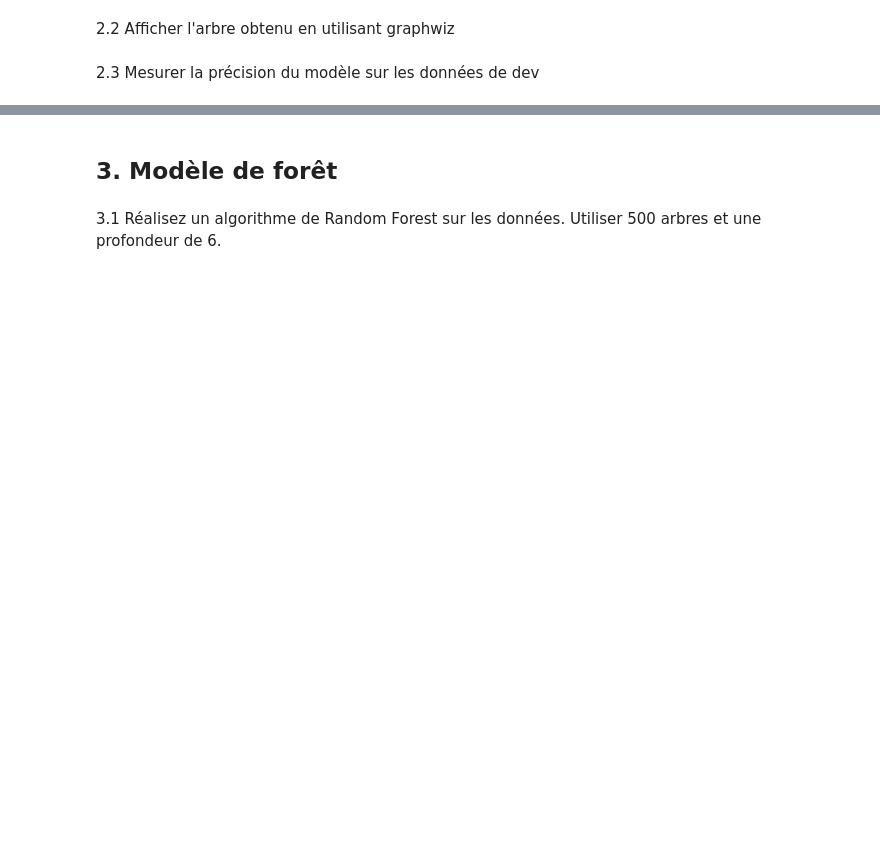
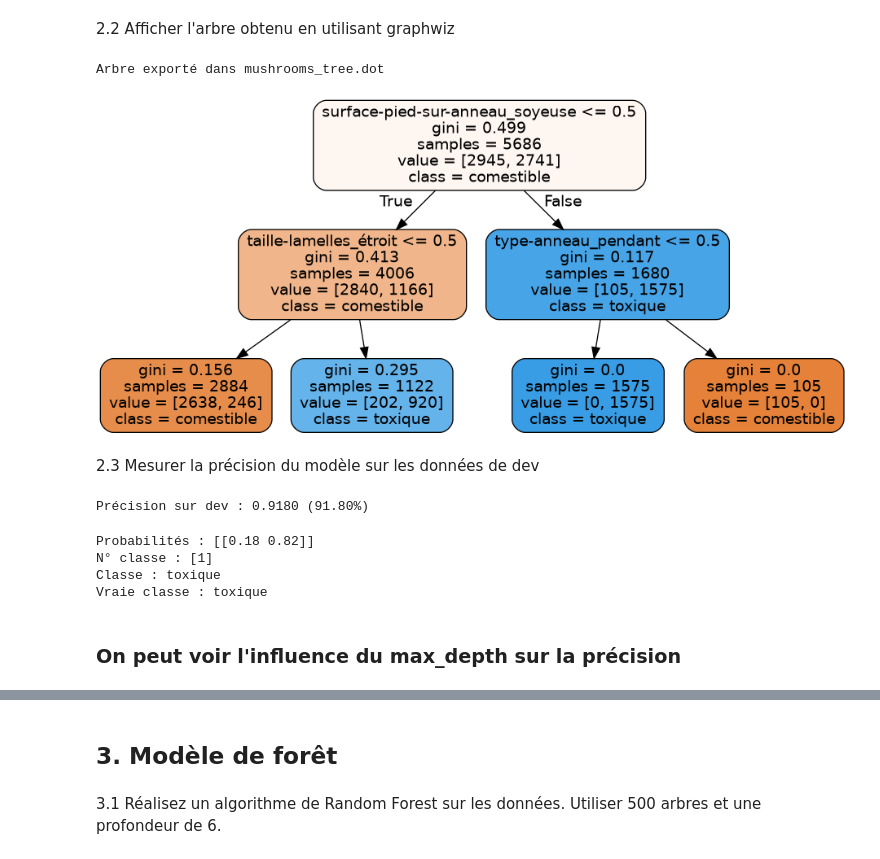
Before and after one commit to Laurent-Pa/DataScience-MachineLearning, a Jupyter notebook: TP/TP1_classification_champignons.ipynb, the cells around one changed output, grey strips where cells are left out. Drawn from its saved outputs; the diff is of its cells as text; code cells hidden in the pictures; blank space fills up the shorter version.

```diff
--- a/TP/TP1_classification_champignons.ipynb
+++ b/TP/TP1_classification_champignons.ipynb
@@ -168,4 +200,52 @@ import matplotlib.pyplot as plt
 # %% [markdown]
 2.2 Afficher l'arbre obtenu en utilisant graphwiz
+# %%
+export_graphviz(
+    tree_clf,
+    out_file="mushrooms_tree.dot",
+    feature_names=features_train.columns,
+    class_names=['comestible', 'toxique'],
+    rounded=True,
+    filled=True
+)
+
+print("Arbre exporté dans mushrooms_tree.dot")
+
+#appel à la fonction dot de graphwiz
+os.system("dot -Tpng mushrooms_tree.dot -o mushrooms_tree.png")
+#Affichage de l'image créée
+Image("mushrooms_tree.png")
+# %% [output]
+Arbre exporté dans mushrooms_tree.dot
+[figure, added]
 # %% [markdown]
 2.3 Mesurer la précision du modèle sur les données de dev
+# %%
+# Prédictions sur les données de dev
+predictions_dev = tree_clf.predict(features_dev)
+
+# Précision
+accuracy_dev = accuracy_score(labels_dev, predictions_dev)
+print(f"Précision sur dev : {accuracy_dev:.4f} ({accuracy_dev*100:.2f}%)")
+# %% [output]
+Précision sur dev : 0.9180 (91.80%)
+# %%
+# On prend un exemple (première ligne)
+mon_nouveau_champignon = features_dev.iloc[0:1]
+
+print('Probabilités :', np.round(tree_clf.predict_proba(mon_nouveau_champignon), 2))
+print('N° classe :', tree_clf.predict(mon_nouveau_champignon))
+
+# On affiche le résultat proposé par le modèle
+classe_noms = ['comestible', 'toxique']
+print('Classe :', classe_noms[tree_clf.predict(mon_nouveau_champignon)[0]])
+
+# On compare avec la valeur qu'on aurait du obtenir
+print('Vraie classe :', classe_noms[labels_dev.iloc[0]])
+# %% [output]
+Probabilités : [[0.18 0.82]]
+N° classe : [1]
+Classe : toxique
+Vraie classe : toxique
+# %% [markdown]
+### On peut voir l'influence du max_depth sur la précision
```
Also changed, not shown: parts of 14 cells of this notebook, 8 other files.
